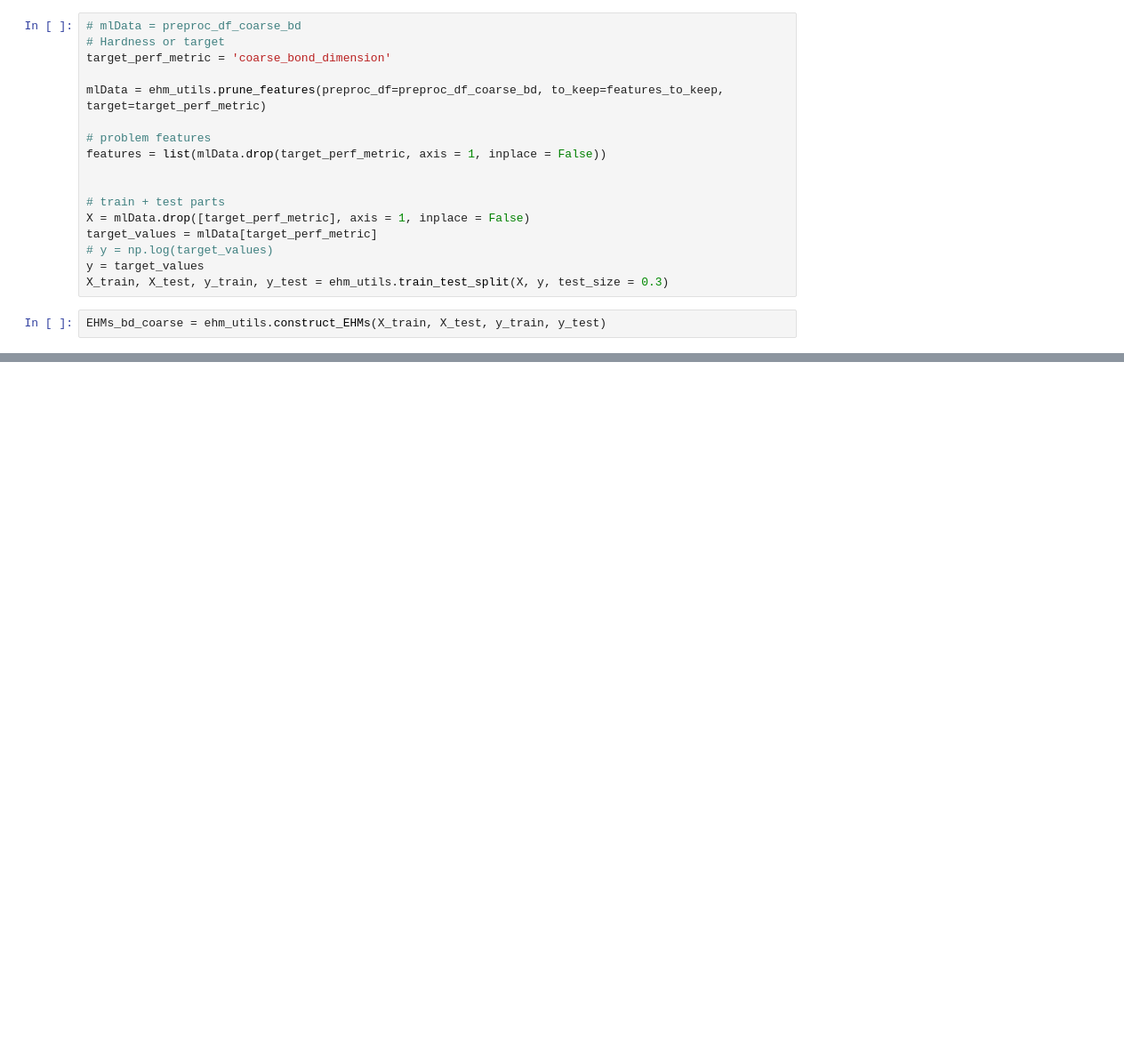
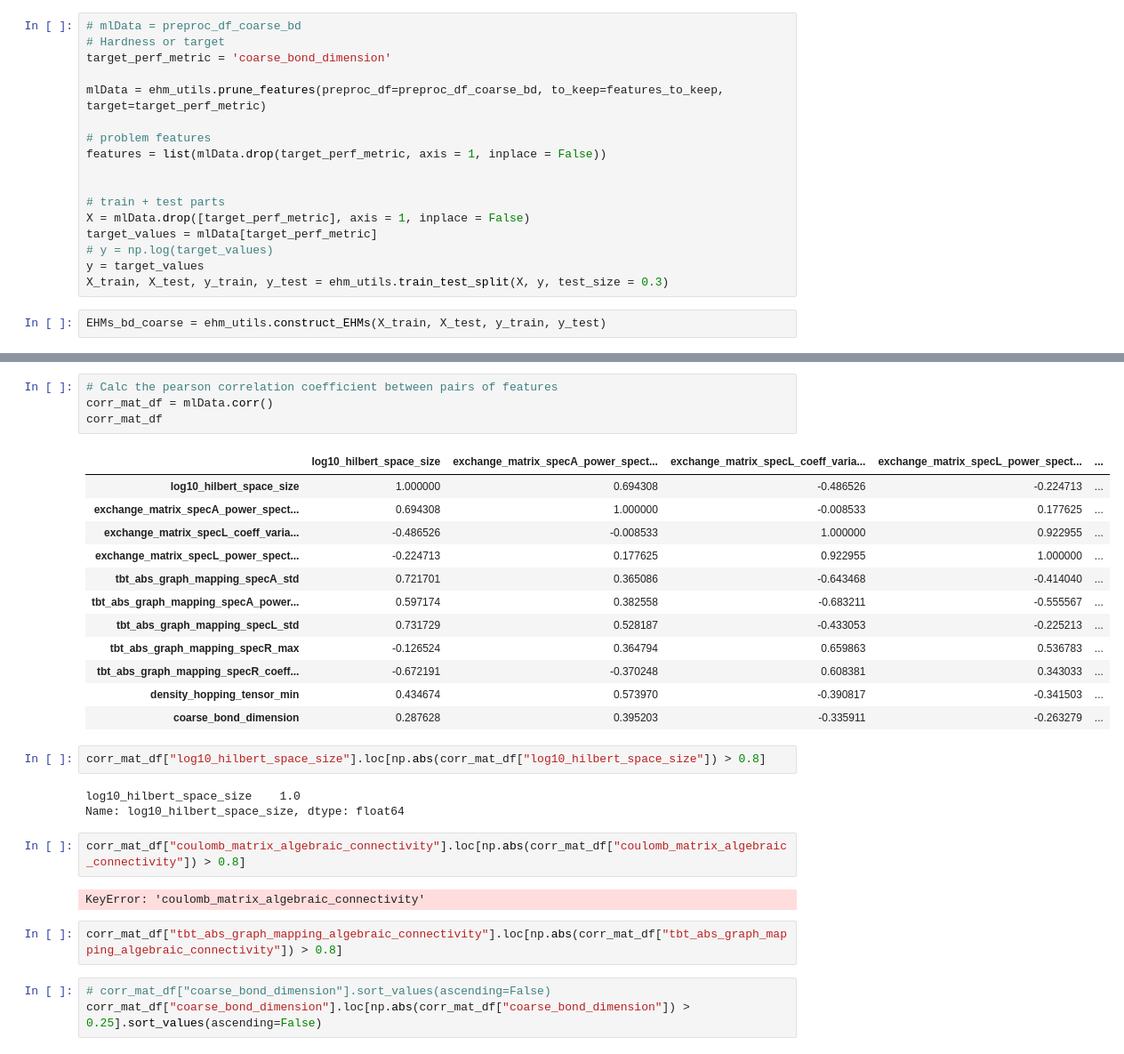
Before and after one commit to jtcantin/ehm_dmrg, a Jupyter notebook: examples/dmrg_ehm_init_make_ehm.ipynb, the cells around one changed output, grey strips where cells are left out. Shown at 89% size. Drawn from its saved outputs; the diff is of its cells as text; blank space fills up the shorter version.

```diff
--- a/examples/dmrg_ehm_init_make_ehm.ipynb
+++ b/examples/dmrg_ehm_init_make_ehm.ipynb
@@ -322,0 +329,31 @@ preproc_df_coarse_bd.plot(x='log10_hilbert_space_size', y='tbt_abs_graph_mapping
+# %%
+# Calc the pearson correlation coefficient between pairs of features
+corr_mat_df = mlData.corr()
+corr_mat_df
+# %% [output]
+|  | log10_hilbert_space_size | exchange_matrix_specA_power_spect... | exchange_matrix_specL_coeff_varia... | exchange_matrix_specL_power_spect... | ... |
+| log10_hilbert_space_size | 1.000000 | 0.694308 | -0.486526 | -0.224713 | ... |
+| exchange_matrix_specA_power_spect... | 0.694308 | 1.000000 | -0.008533 | 0.177625 | ... |
+| exchange_matrix_specL_coeff_varia... | -0.486526 | -0.008533 | 1.000000 | 0.922955 | ... |
+| exchange_matrix_specL_power_spect... | -0.224713 | 0.177625 | 0.922955 | 1.000000 | ... |
+| tbt_abs_graph_mapping_specA_std | 0.721701 | 0.365086 | -0.643468 | -0.414040 | ... |
+| tbt_abs_graph_mapping_specA_power... | 0.597174 | 0.382558 | -0.683211 | -0.555567 | ... |
+| tbt_abs_graph_mapping_specL_std | 0.731729 | 0.528187 | -0.433053 | -0.225213 | ... |
+| tbt_abs_graph_mapping_specR_max | -0.126524 | 0.364794 | 0.659863 | 0.536783 | ... |
+| tbt_abs_graph_mapping_specR_coeff... | -0.672191 | -0.370248 | 0.608381 | 0.343033 | ... |
+| density_hopping_tensor_min | 0.434674 | 0.573970 | -0.390817 | -0.341503 | ... |
+| coarse_bond_dimension | 0.287628 | 0.395203 | -0.335911 | -0.263279 | ... |
+# %%
+corr_mat_df["log10_hilbert_space_size"].loc[np.abs(corr_mat_df["log10_hilbert_space_size"]) > 0.8]
+# %% [output]
+log10_hilbert_space_size    1.0
+Name: log10_hilbert_space_size, dtype: float64
+# %%
+corr_mat_df["coulomb_matrix_algebraic_connectivity"].loc[np.abs(corr_mat_df["coulomb_matrix_algebraic_connectivity"]) > 0.8]
+# %% [output]
+KeyError: 'coulomb_matrix_algebraic_connectivity'
+# %%
+corr_mat_df["tbt_abs_graph_mapping_algebraic_connectivity"].loc[np.abs(corr_mat_df["tbt_abs_graph_mapping_algebraic_connectivity"]) > 0.8]
+# %%
+# corr_mat_df["coarse_bond_dimension"].sort_values(ascending=False)
+corr_mat_df["coarse_bond_dimension"].loc[np.abs(corr_mat_df["coarse_bond_dimension"]) > 0.25].sort_values(ascending=False)
```
Also changed, not shown: parts of 11 cells of this notebook, 2 other files.
